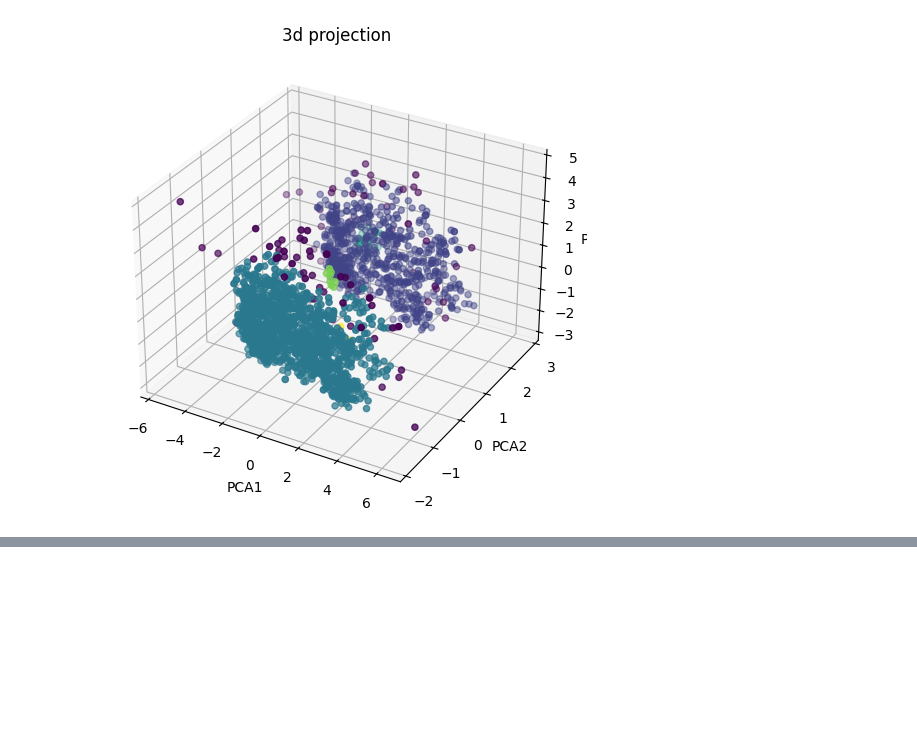
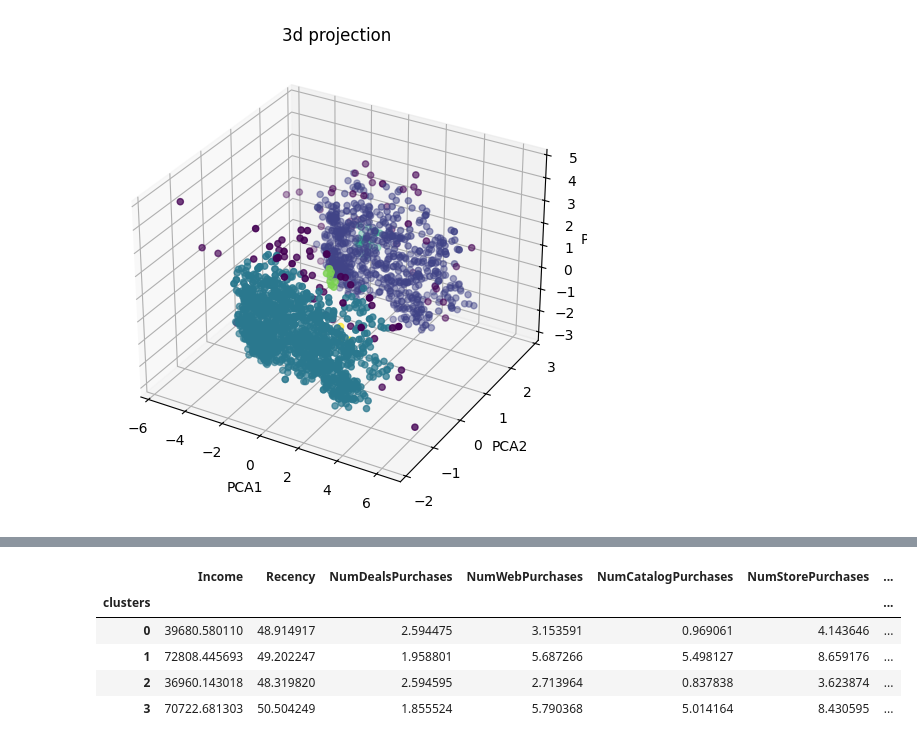
Before and after one commit to SyedWasif1234/SmartCart-Clustering-System, a Jupyter notebook: SmartCart.ipynb, the cells around one changed output, grey strips where cells are left out. Saved outputs shown, nothing was run; the diff lists cells and outputs as text; code cells hidden in the pictures; blank space fills up the shorter version.

```diff
--- a/SmartCart.ipynb
+++ b/SmartCart.ipynb
@@ -353,0 +378,10 @@ Text(0.5, 0.92, '3d projection')
+# %%
+summery =  X.groupby("clusters").mean()
+summery
+# %% [output]
+|  | Income | Recency | NumDealsPurchases | NumWebPurchases | NumCatalogPurchases | NumStorePurchases | ... |
+| clusters |  |  |  |  |  |  | ... |
+| 0 | 39680.580110 | 48.914917 | 2.594475 | 3.153591 | 0.969061 | 4.143646 | ... |
+| 1 | 72808.445693 | 49.202247 | 1.958801 | 5.687266 | 5.498127 | 8.659176 | ... |
+| 2 | 36960.143018 | 48.319820 | 2.594595 | 2.713964 | 0.837838 | 3.623874 | ... |
+| 3 | 70722.681303 | 50.504249 | 1.855524 | 5.790368 | 5.014164 | 8.430595 | ... |
```
Also changed, not shown: parts of 4 cells of this notebook.
